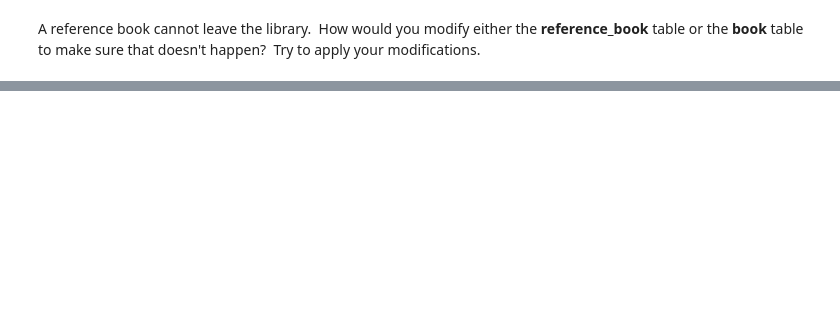
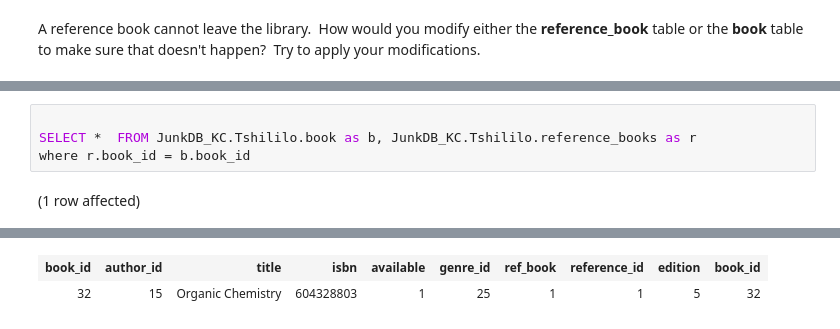
Before and after one commit to tshililoa/SQL-Part-5-Studio, a Jupyter notebook: Studio.ipynb, the cells around one changed output, grey strips where cells are left out. Cells and saved outputs as stored; diff of their text form; blank space fills up the shorter version.

```diff
--- a/Studio.ipynb
+++ b/Studio.ipynb
@@ -758,0 +895,6 @@ CREATE TABLE JunkDB_KC.Tshililo.reference_books (
+# %%
+
+SELECT *  FROM JunkDB_KC.Tshililo.book as b, JunkDB_KC.Tshililo.reference_books as r
+where r.book_id = b.book_id
+# %% [output]
+(1 row affected)
@@ -758,0 +902,2 @@ CREATE TABLE JunkDB_KC.Tshililo.reference_books (
+| book_id | author_id | title | isbn | available | genre_id | ref_book | reference_id | edition | book_id |
+| 32 | 15 | Organic Chemistry | 604328803 | 1 | 25 | 1 | 1 | 5 | 32 |
```
Also changed, not shown: parts of 22 cells of this notebook.
